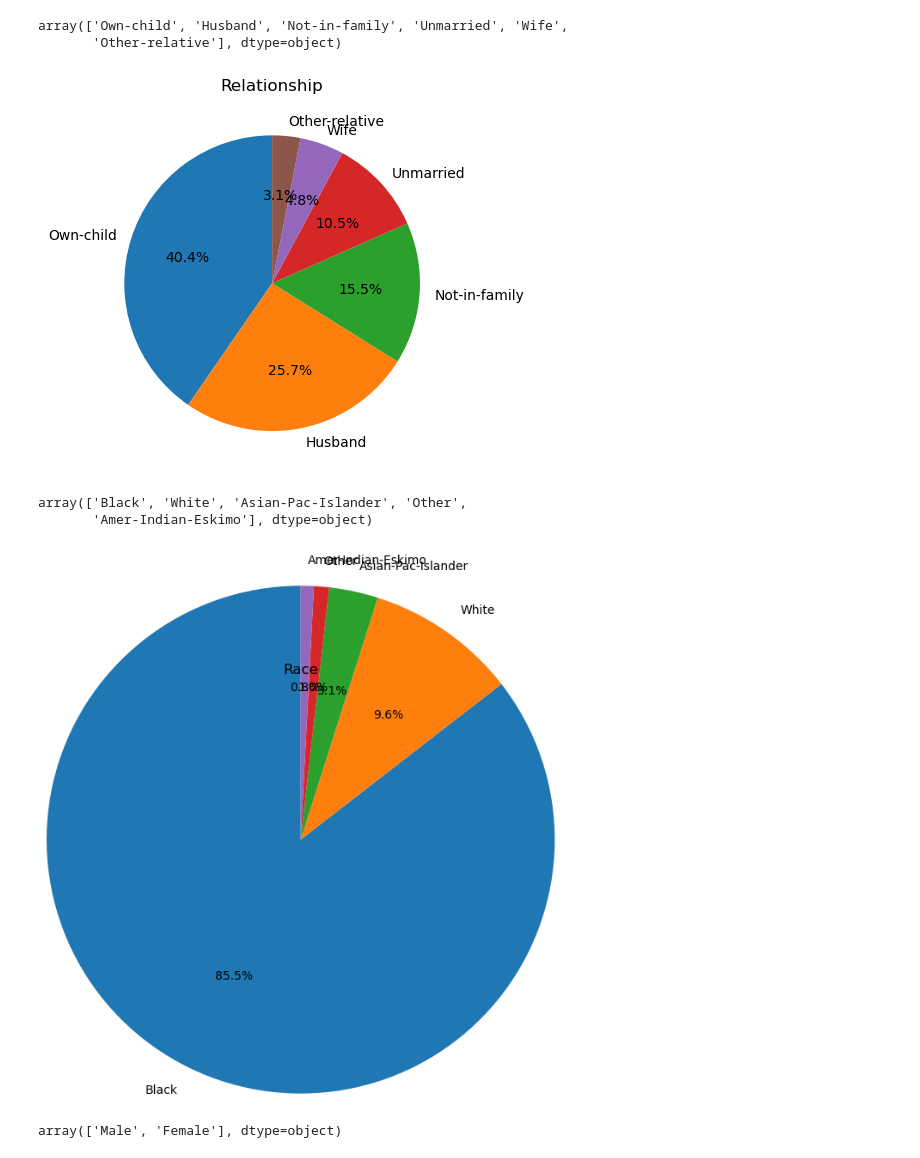
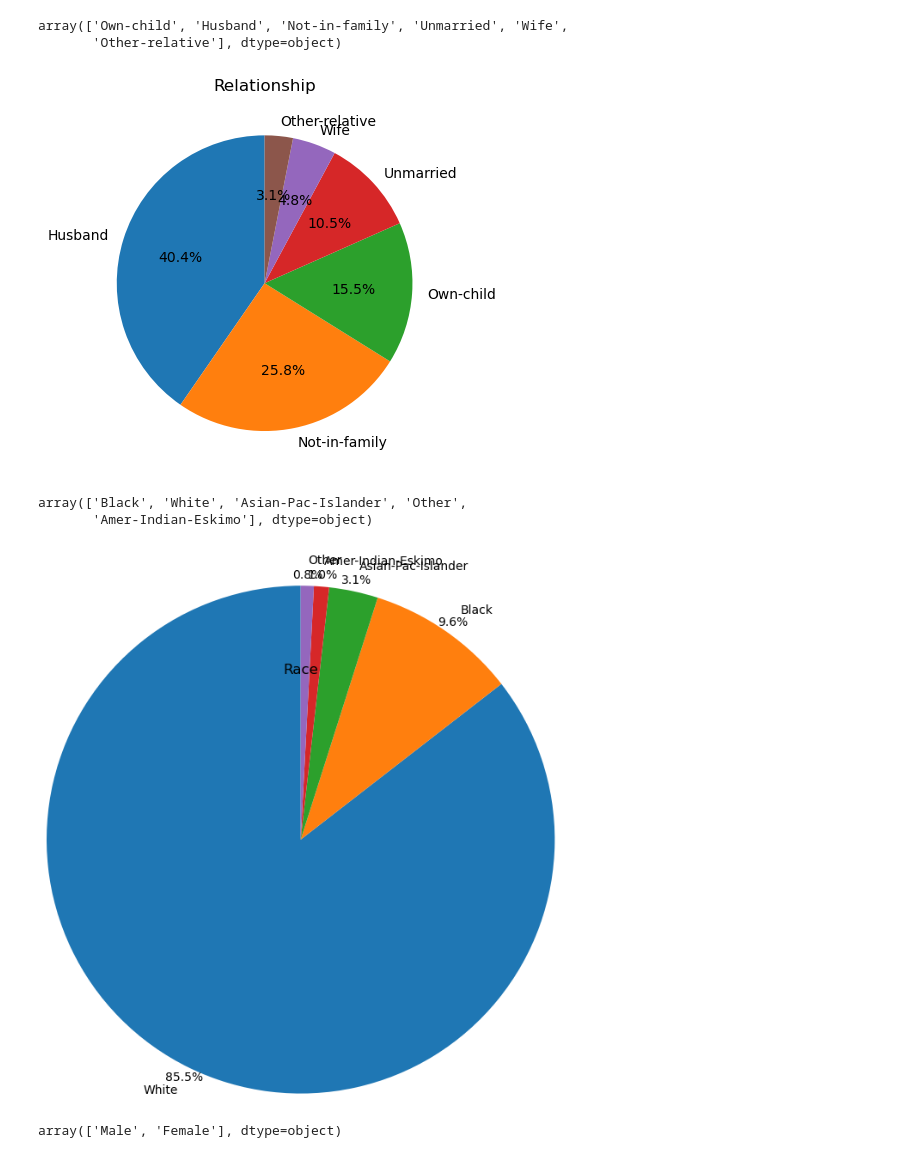
Before and after one commit to syed-muhammad-abdullah264/Python-Assignment, a Jupyter notebook: Data_Analysis.ipynb, the cells around one changed output. Saved outputs shown, nothing was run; the diff lists cells and outputs as text; code cells hidden in the pictures.

```diff
--- a/Data_Analysis.ipynb
+++ b/Data_Analysis.ipynb
@@ -599,24 +602,23 @@ adult_data.relationship.unique()
 array(['Own-child', 'Husband', 'Not-in-family', 'Unmarried', 'Wife',
        'Other-relative'], dtype=object)
 # %%
-plt.pie(adult_data.relationship.value_counts(), labels= ['Own-child', 'Husband', 'Not-in-family', 'Unmarried', 'Wife',
-       'Other-relative'], autopct= '%1.1f%%', startangle= 90, radius= 1)
+plt.pie(adult_data.relationship.value_counts(), labels= adult_data.relationship.value_counts().index, autopct= '%1.1f%%', startangle= 90, radius= 1)
 plt.title('Relationship')
 plt.show()
 # %% [output]
-[figure, old version]
+[figure, new version]
 # %%
 adult_data.race.unique()
 # %% [output]
 array(['Black', 'White', 'Asian-Pac-Islander', 'Other',
        'Amer-Indian-Eskimo'], dtype=object)
 # %%
-plt.pie(adult_data.race.value_counts(), labels=['Black', 'White', 'Asian-Pac-Islander', 'Other',
-       'Amer-Indian-Eskimo'], autopct= '%1.1f%%', startangle= 90, radius=2)
+plt.pie(adult_data.race.value_counts(), labels=adult_data.race.value_counts().index,
+        pctdistance= 1.044,autopct= '%1.1f%%', startangle= 90, radius=2)
 plt.title('Race')
 plt.show()
 # %% [output]
-[figure, old version]
+[figure, new version]
 # %%
 adult_data.gender.unique()
 # %% [output]
```
Also changed, not shown: parts of 40 cells of this notebook.
